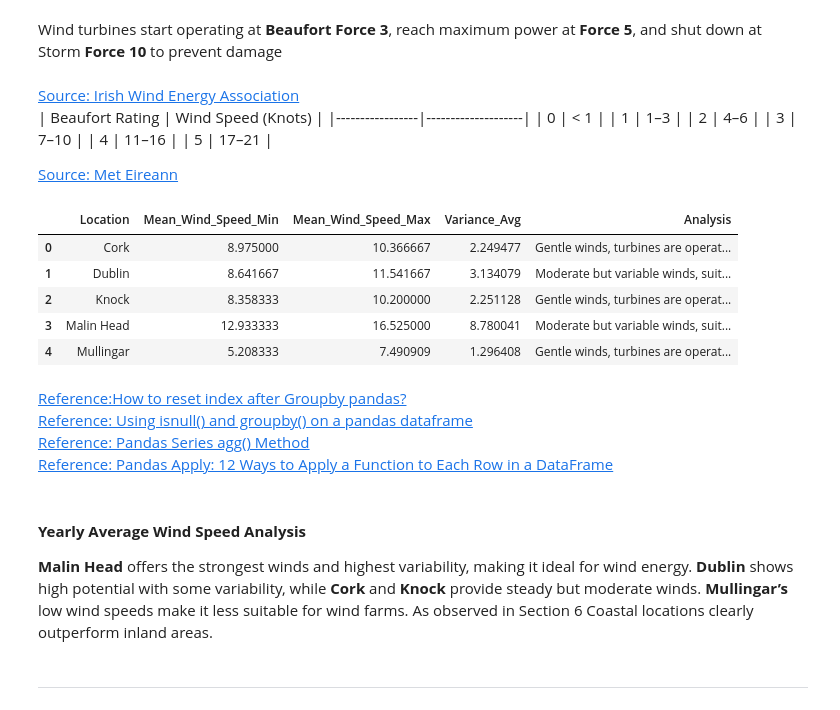
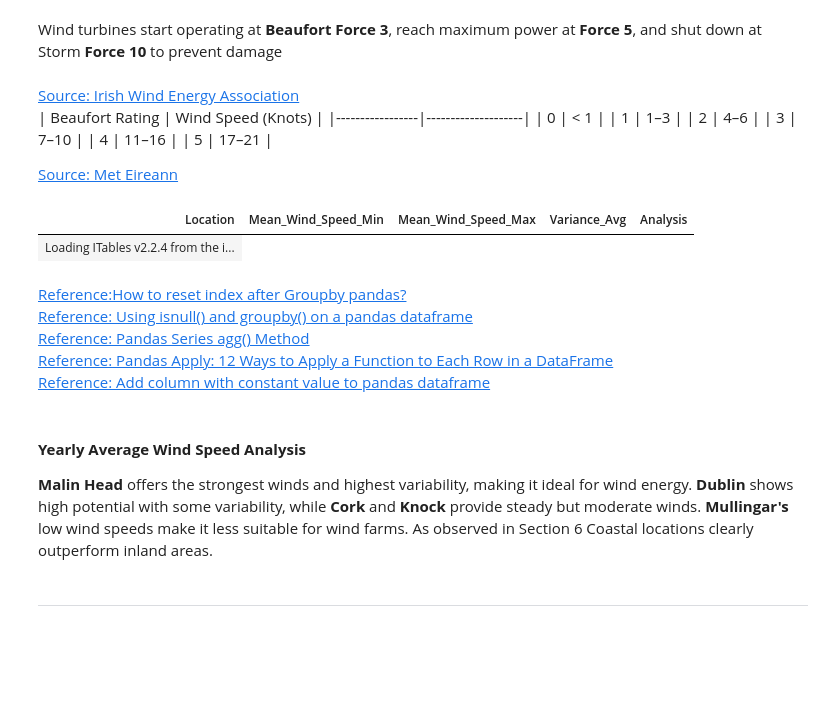
Before and after one commit to sarahembarry/PFDA-project, a Jupyter notebook: bigproject.ipynb, the cells around one changed output. Saved outputs shown, nothing was run; the diff lists cells and outputs as text; code cells hidden in the pictures; blank space fills up the shorter version.

```diff
--- a/bigproject.ipynb
+++ b/bigproject.ipynb
@@ -233,21 +228,18 @@ This section analyses monthly mean wind speeds for each location, visualised thr
 # %% [markdown]
 #### **Line Plot with Markers Showing the Monthly Mean Wind Speed for Each Location**
 # %%
-
 # Extract relevant columns and create a copy to avoid modifying the original DataFrame
 monthly_wind_speed_data = cleaned_weather_records[['Location', 'year', 'month', 'wdsp']].copy()
 
 # Add a 'date' column and convert to datetime
 monthly_wind_speed_data['date'] = pd.to_datetime(
-    monthly_wind_speed_data[['year', 'month']].assign(day=1)
-)
+    monthly_wind_speed_data[['year', 'month']].assign(day=1))
 
 # Create subplots for each location
 locations = monthly_wind_speed_data['Location'].unique()
 fig = make_subplots(
     rows=len(locations), cols=1, shared_xaxes=True,
-    subplot_titles=[f"Average Wind Speed - {loc}" for loc in locations]
-)
+    subplot_titles=[f"Average Wind Speed - {loc}" for loc in locations])
 
 # Plot wind speed trends for each location
 for i, location in enumerate(locations):
@@ -256,22 +248,18 @@ for i, location in enumerate(locations):
             x=monthly_wind_speed_data[monthly_wind_speed_data['Location'] == location]['date'],
             y=monthly_wind_speed_data[monthly_wind_speed_data['Location'] == location]['wdsp'],
             mode='lines+markers',
-            name=location
-        ),
-        row=i + 1, col=1
-    )
+            name=location),
+        row=i + 1, col=1)
 
 # Configure figure layout and shared axis settings
 fig.update_layout(
     height=300 * len(locations),
-
     template="plotly_white",
-    showlegend=False
-)
+    showlegend=False)
 fig.update_xaxes(title_text="Date")
 fig.update_yaxes(title_text="Average Wind Speed (knots)")
 
-# Render the final plot
+# Show plot
 fig.show()
 # %% [markdown]
 
@@ -449,8 +433,7 @@ yearly_wind_speed_summary = (
     monthly_wind_speed_data
     .groupby(['Location', 'year'])['wdsp']
     .agg(['mean', 'median', 'var'])
-    .reset_index()
-)
+    .reset_index())
 
 # Rename the columns for clarity
 yearly_wind_speed_summary.columns = ['Location', 'Year', 'Mean Wind Speed', 'Median Wind Speed', 'Variance']
@@ -507,50 +489,44 @@ Wind turbines start operating at **Beaufort Force 3**, reach maximum power at **
 location_summary = yearly_wind_speed_summary.groupby('Location').agg(
     Mean_Wind_Speed_Min=('Mean Wind Speed', 'min'),
     Mean_Wind_Speed_Max=('Mean Wind Speed', 'max'),
-    Variance_Avg=('Variance', 'mean')
-).reset_index()
+    Variance_Avg=('Variance', 'mean')).reset_index()
 
+# Function to classify wind speed suitability for turbines based on max, min, and variance
 def classify_wind_speed(row):
-
     max_wind_knots = row['Mean_Wind_Speed_Max']
     min_wind_knots = row['Mean_Wind_Speed_Min']
     wind_variance = row['Variance_Avg']
 
     # Strong winds: Beaufort 5 and above (17+ knots)
     if max_wind_knots >= 17:
         if wind_variance < 3:
             return "Strong and stable winds, turbines reach maximum power."
         else:
             return "Strong but variable winds, turbines reach maximum power."
 
     # Moderate winds: Beaufort 4 (11–16 knots)
     elif max_wind_knots >= 11:
         if min_wind_knots >= 7 and wind_variance < 3:
             return "Moderate and stable winds, turbines operate efficiently."
         else:
             return "Moderate but variable winds, suitable for energy generation."
 
     # Gentle winds: Beaufort 3 (7–10 knots)
     elif max_wind_knots >= 7:
         return "Gentle winds, turbines are operational but efficiency is limited."
 
     # Low winds: Below Beaufort 3 (< 7 knots)
     else:
         return "Low winds, turbines are not operational."
 
-
-# Apply the updated classification
+# Add wind speed classification to the new 'Analysis' column on the DataFrame
 location_summary['Analysis'] = location_summary.apply(classify_wind_speed, axis=1)
 
 # Display the summary
-display(location_summary)
+show(location_summary)
 # %% [output]
-|  | Location | Mean_Wind_Speed_Min | Mean_Wind_Speed_Max | Variance_Avg | Analysis |
-| 0 | Cork | 8.975000 | 10.366667 | 2.249477 | Gentle winds, turbines are operat... |
-| 1 | Dublin | 8.641667 | 11.541667 | 3.134079 | Moderate but variable winds, suit... |
-| 2 | Knock | 8.358333 | 10.200000 | 2.251128 | Gentle winds, turbines are operat... |
-| 3 | Malin Head | 12.933333 | 16.525000 | 8.780041 | Moderate but variable winds, suit... |
-| 4 | Mullingar | 5.208333 | 7.490909 | 1.296408 | Gentle winds, turbines are operat... |
+| Location | Mean_Wind_Speed_Min | Mean_Wind_Speed_Max | Variance_Avg | Analysis |
+| Loading ITables v2.2.4 from the i... |
 # %% [markdown]
 [Reference:How to reset index after Groupby pandas?](https://www.geeksforgeeks.org/how-to-reset-index-after-groupby-pandas/) <br/>
 [Reference: Using isnull() and groupby() on a pandas dataframe](https://stackoverflow.com/questions/46106954/using-isnull-and-groupby-on-a-pandas-dataframe)<br/>
@@ -558,10 +534,11 @@ display(location_summary)
 <br/>
 [Reference: Pandas Apply: 12 Ways to Apply a Function to Each Row in a DataFrame](https://www.ml4devs.com/articles/pandas-dataframe-apply-function-iterate-over-rows/)
 <br/>
+[Reference: Add column with constant value to pandas dataframe](https://www.geeksforgeeks.org/add-column-with-constant-value-to-pandas-dataframe/)<br/>
 # %% [markdown]
 #### **Yearly Average Wind Speed Analysis**
 
-**Malin Head** offers the strongest winds and highest variability, making it ideal for wind energy. **Dublin** shows high potential with some variability, while **Cork** and **Knock** provide steady but moderate winds. **Mullingar’s** low wind speeds make it less suitable for wind farms. As observed in Section 6 Coastal locations clearly outperform inland areas.
+**Malin Head** offers the strongest winds and highest variability, making it ideal for wind energy. **Dublin** shows high potential with some variability, while **Cork** and **Knock** provide steady but moderate winds. **Mullingar's** low wind speeds make it less suitable for wind farms. As observed in Section 6 Coastal locations clearly outperform inland areas.
 # %% [markdown]
 ---
 # %% [markdown]
```
Also changed, not shown: parts of 28 cells of this notebook, 2 other files.
